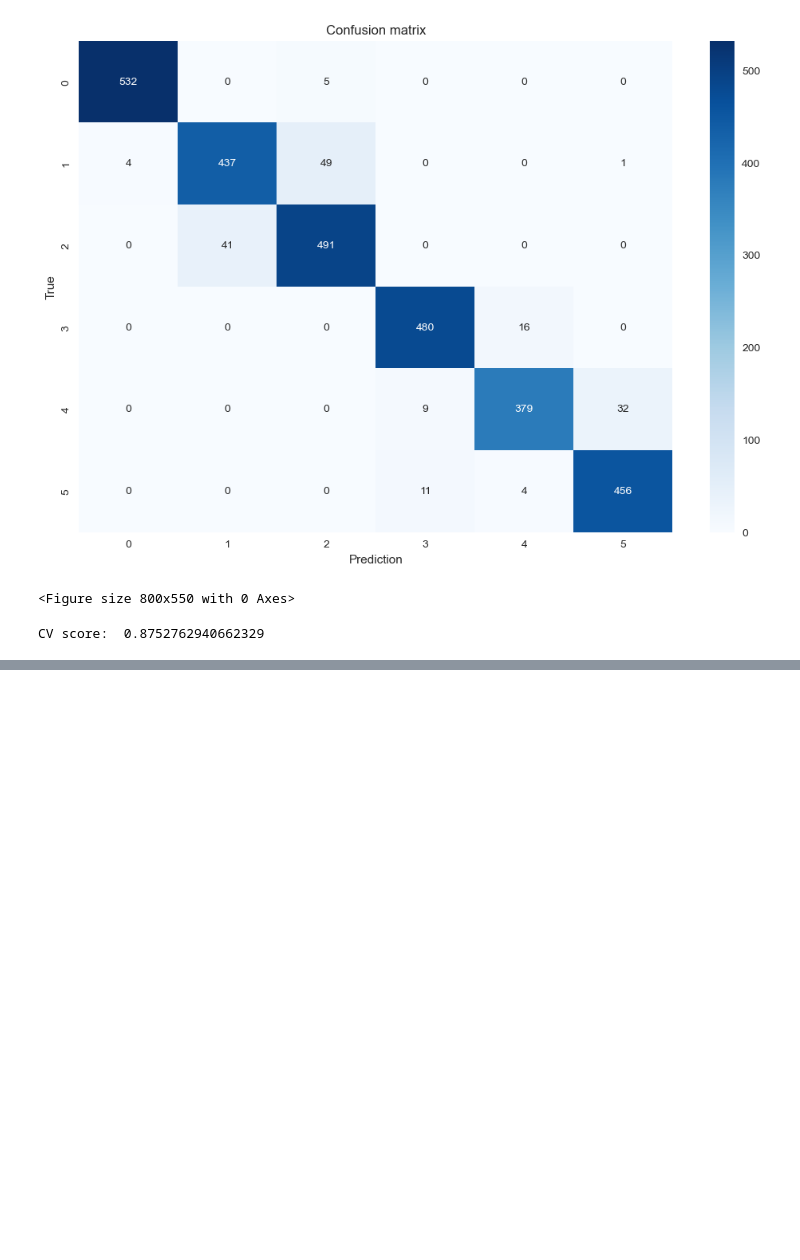
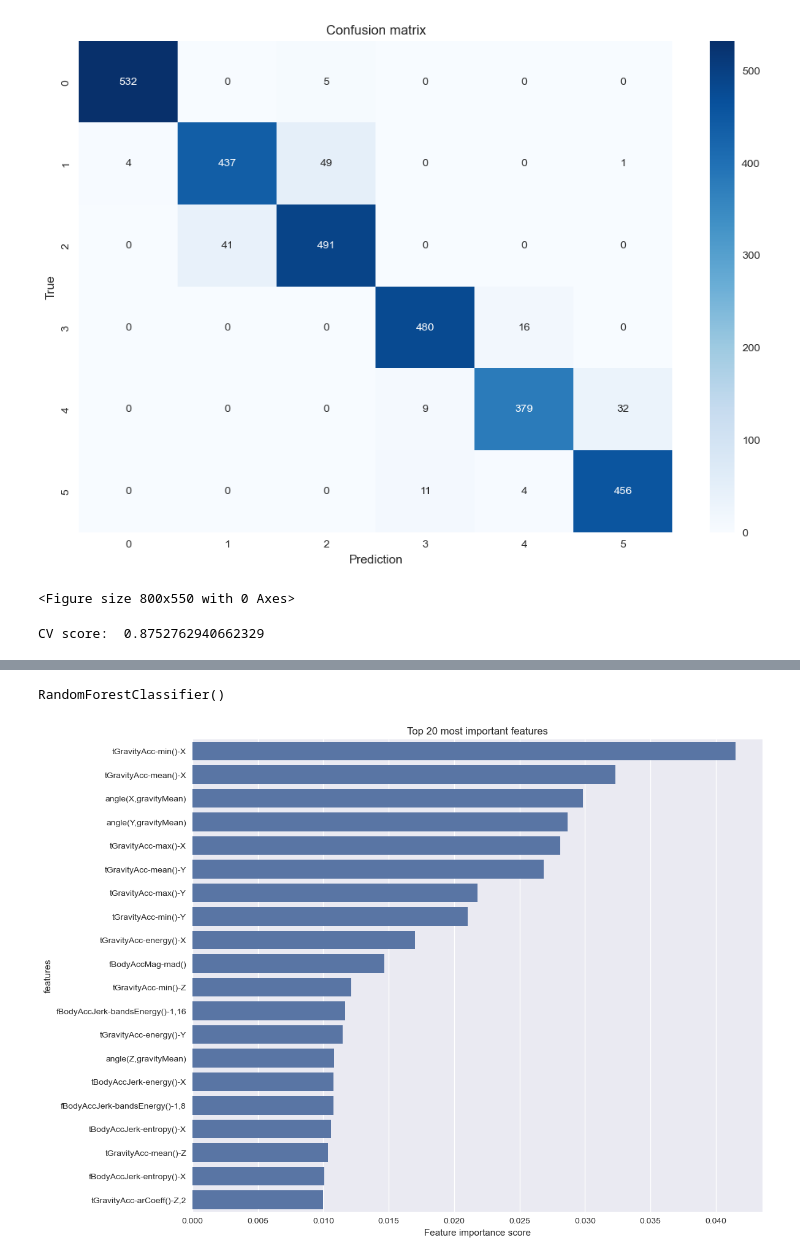
Before and after one commit to solar-node/Human-Activity-Recognition, a Jupyter notebook: human-activity-recognition.ipynb, the cells around one changed output, grey strips where cells are left out. Cells and saved outputs as stored; diff of their text form; code cells hidden in the pictures; blank space fills up the shorter version.

Commit message:
Feature importance

```diff
--- a/human-activity-recognition.ipynb
+++ b/human-activity-recognition.ipynb
@@ -1168,0 +1175,24 @@ CV score:  0.8752762940662329
+# %%
+# Most important features
+rf_feature = RandomForestClassifier()
+rf_feature.fit(X_train_scaled, y_train_transformed)
+# %% [output]
+RandomForestClassifier()
+# %%
+# Create a series for easy plotting
+importances = pd.Series(
+    rf_feature.feature_importances_,
+    index = X_train.columns)
+
+# Get the top 20 features
+top_20_features = importances.nlargest(20)
+
+plt.figure(figsize = (12, 10))
+sns.barplot(x=top_20_features.values, y=top_20_features.index, legend = False)
+plt.title("Top 20 most important features")
+plt.xlabel("Feature importance score")
+plt.ylabel("features")
+plt.savefig('Feature_Importance_plot.png')
+plt.show()
+# %% [output]
+[figure, added]
```
Also changed, not shown: parts of 3 cells of this notebook, 1 other file.
